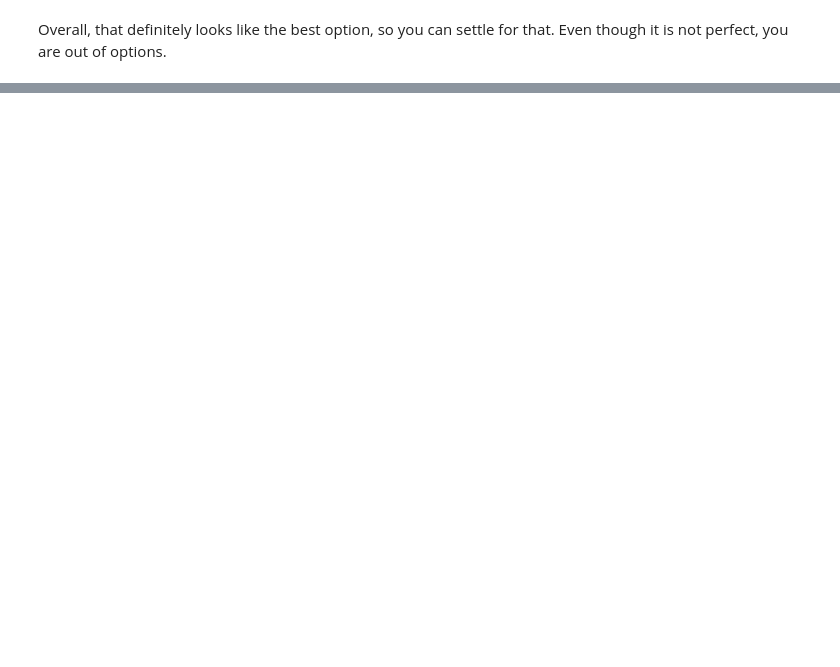
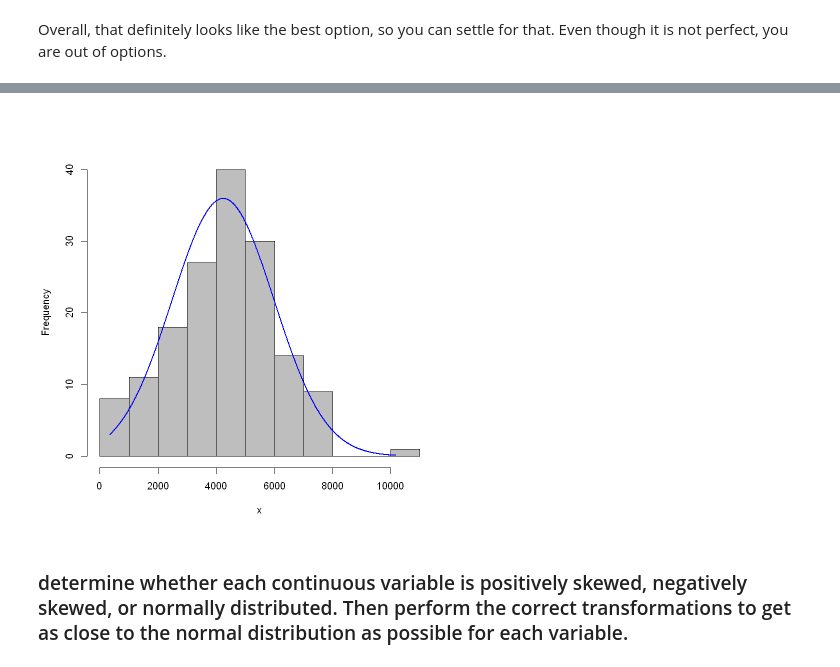
Before and after one commit to nhardemandata/CurriculumPlayground, a Jupyter notebook: notebooks/DSO105 Intermediate Stats L2 - R.ipynb, the cells around one changed output, grey strips where cells are left out. Drawn from its saved outputs; the diff is of its cells as text; code cells hidden in the pictures; blank space fills up the shorter version.

```diff
--- a/notebooks/DSO105 Intermediate Stats L2 - R.ipynb
+++ b/notebooks/DSO105 Intermediate Stats L2 - R.ipynb
@@ -151,0 +192,4 @@ Overall, that definitely looks like the best option, so you can settle for that.
+# %%
+plotNormalHistogram(cruise_ship$TonnageTUK)
+# %% [output]
+[figure, added]
@@ -151,0 +198,2 @@ Overall, that definitely looks like the best option, so you can settle for that.
+# %% [markdown]
+### determine whether each continuous variable is positively skewed, negatively skewed, or normally distributed. Then perform the correct transformations to get as close to the normal distribution as possible for each variable.
```
Also changed, not shown: parts of 45 cells of this notebook, 10 other files.
